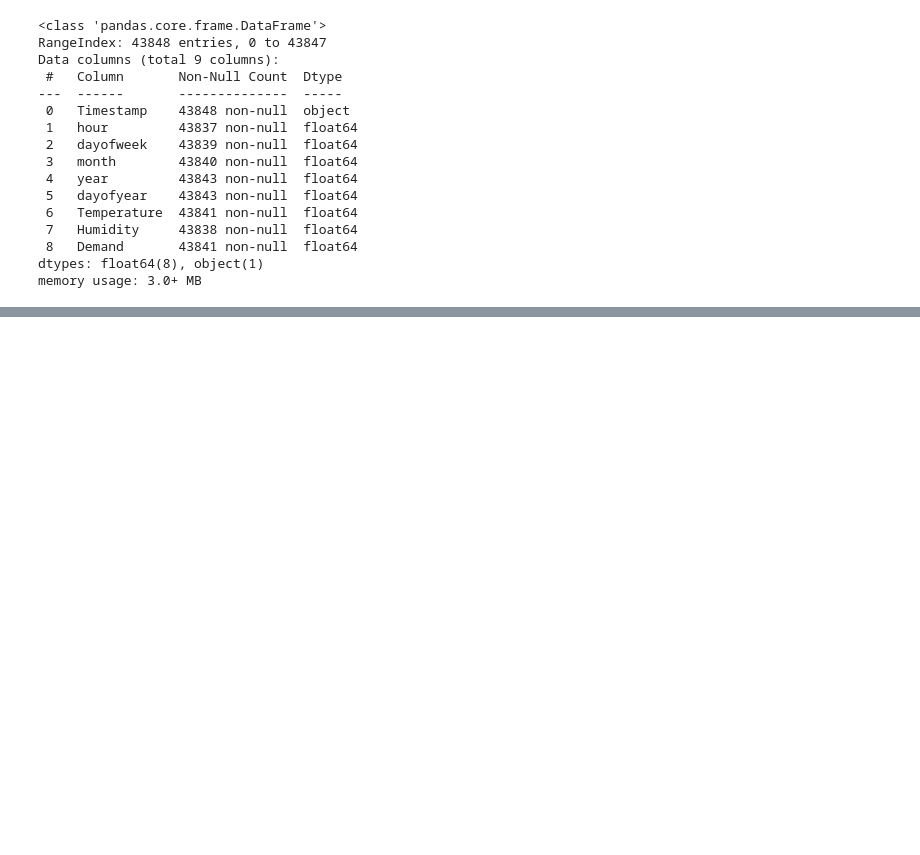
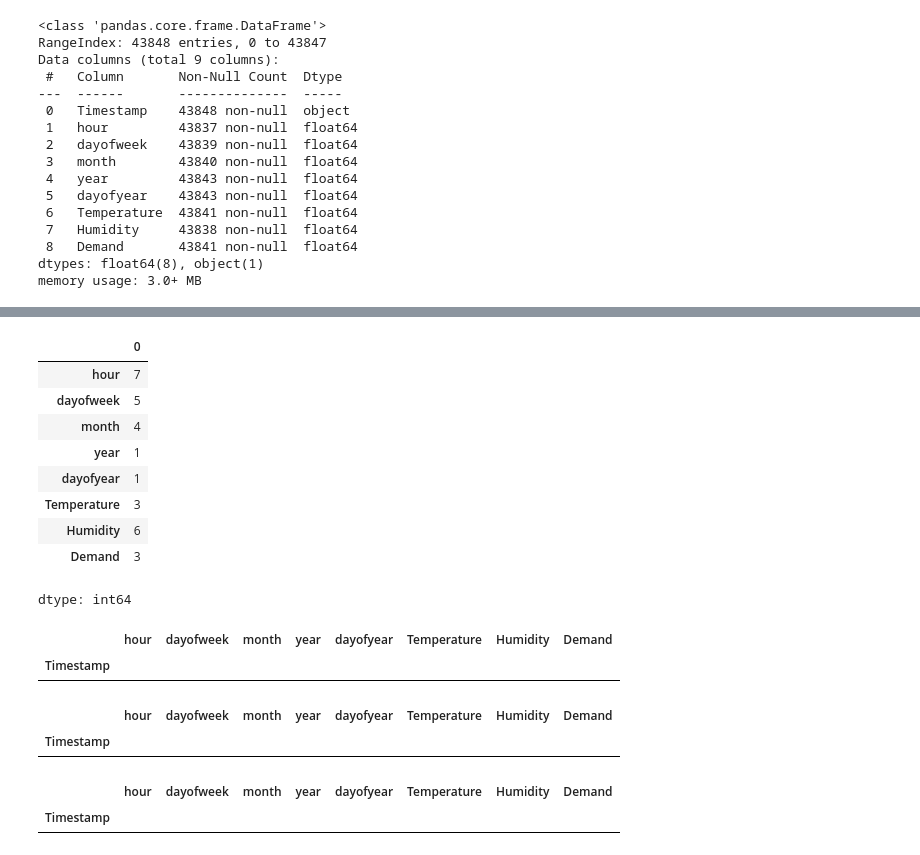
Before and after one commit to abdurrahman16/Electricity-Demand-Forecasting_Model-XGboost-, a Jupyter notebook: Electricity_Demand_Forecasting_Model(XGboost).ipynb, the cells around one changed output, grey strips where cells are left out. Cells and saved outputs as stored; diff of their text form; code cells hidden in the pictures; blank space fills up the shorter version.

```diff
--- a/Electricity_Demand_Forecasting_Model(XGboost).ipynb
+++ b/Electricity_Demand_Forecasting_Model(XGboost).ipynb
@@ -64,0 +62,32 @@ memory usage: 3.0 MB
+# %%
+#check missing values
+data.isnull().sum()
+# %% [output]
+|  | 0 |
+| hour | 7 |
+| dayofweek | 5 |
+| month | 4 |
+| year | 1 |
+| dayofyear | 1 |
+| Temperature | 3 |
+| Humidity | 6 |
+| Demand | 3 |
+dtype: int64
+# %%
+#check where all the nun values are available
+data[data.isnull().any(axis=1)]
+# %% [output]
+|  | hour | dayofweek | month | year | dayofyear | Temperature | Humidity | Demand |
+| Timestamp |  |  |  |  |  |  |  |  |
+# %%
+data[data.isnull().all(axis=1)] #find all the rows having null value
+# %% [output]
+|  | hour | dayofweek | month | year | dayofyear | Temperature | Humidity | Demand |
+| Timestamp |  |  |  |  |  |  |  |  |
+# %%
+#drop fully missing line
+data=data.dropna(how='all')
+#data[data.isnull().all(axis=1)]
+# %% [output]
+|  | hour | dayofweek | month | year | dayofyear | Temperature | Humidity | Demand |
+| Timestamp |  |  |  |  |  |  |  |  |
```
Also changed, not shown: parts of 4 cells of this notebook.
